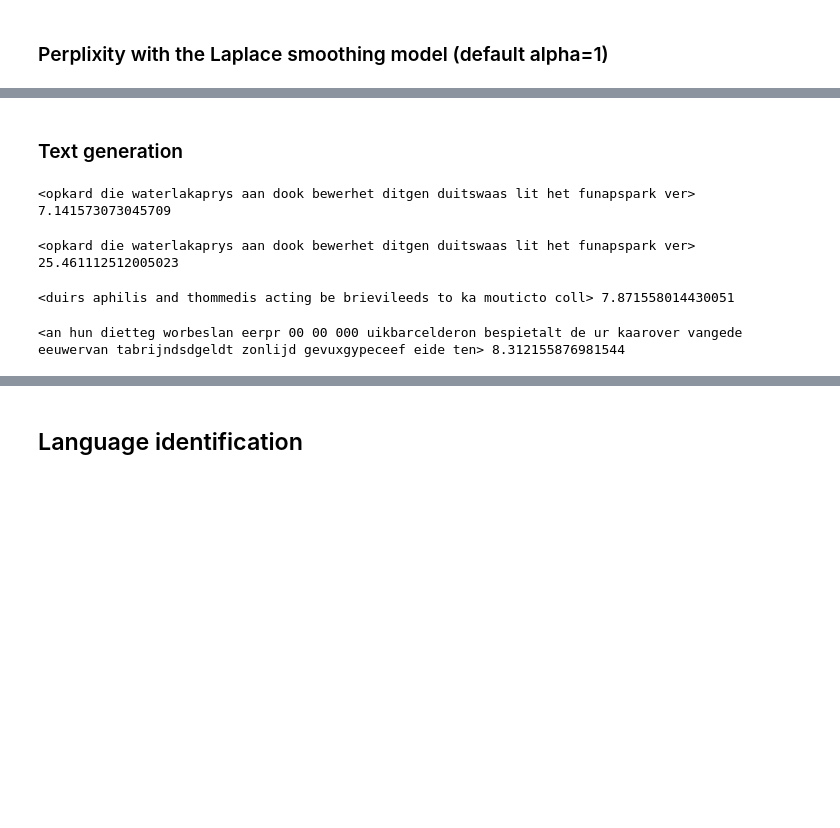
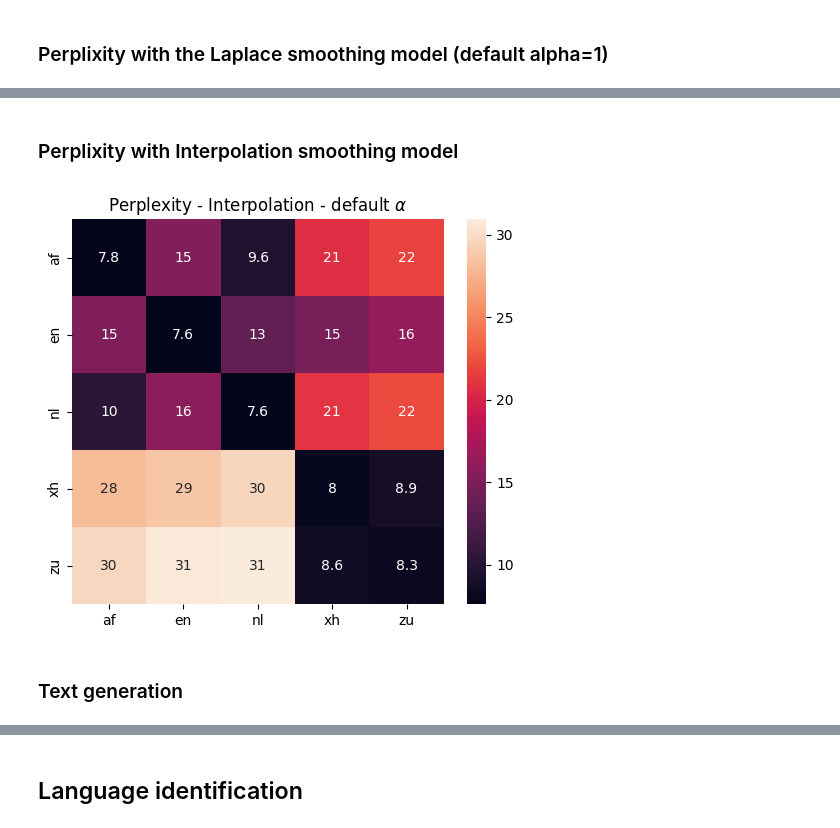
Before and after one commit to Fahazavana/NGramLMs_BPE, a Jupyter notebook: new.ipynb, the cells around one changed output, grey strips where cells are left out. Cells and saved outputs as stored; diff of their text form; code cells hidden in the pictures; blank space fills up the shorter version.

```diff
--- a/new.ipynb
+++ b/new.ipynb
@@ -139,25 +94,14 @@ Text(0.5, 1.0, 'Perplexity -- best $\\alpha$')
+# %% [markdown]
+### Perplixity with Interpolation smoothing model
+# %%
+inter_parameters = {
+    model.name: {
+        'alphas': [0.8, 0.15, 0.05],
+    } for model in models
+}
+title = r"Perplexity - Interpolation - default $\alpha$"
+make_cmf(models, val_files, inter_parameters, mode='inter', title=title)
+# %% [output]
+[figure, added]
 # %% [markdown]
 ### Text generation
-# %%
-test = af_model.generateSentence(start='', alpha=best_alpha['af'])
-pp = af_model.perplexity(test, alpha=best_alpha['af'])
-print(test, pp)
-# %% [output]
-<opkard die waterlakaprys aan dook bewerhet ditgen duitswaas lit het funapspark ver> 7.141573073045709
-# %%
-pp = xh_model.perplexity(test, alpha=best_alpha['xh'])
-print(test, pp)
-# %% [output]
-<opkard die waterlakaprys aan dook bewerhet ditgen duitswaas lit het funapspark ver> 25.461112512005023
-# %%
-test = en_model.generateSentence(start='', alpha=best_alpha['en'])
-pp = en_model.perplexity(test, alpha=best_alpha['en'])
-print(test, pp)
-# %% [output]
-<duirs aphilis and thommedis acting be brievileeds to ka mouticto coll> 7.871558014430051
-# %%
-test = nl_model.generateSentence(start='', alpha=best_alpha['nl'])
-pp = nl_model.perplexity(test, alpha=best_alpha['nl'])
-print(test, pp)
-# %% [output]
-<an hun dietteg worbeslan eerpr 00 00 000 uikbarcelderon bespietalt de ur kaarover vangede eeuwervan tabrijndsdgeldt zonlijd gevuxgypeceef eide ten> 8.312155876981544
```
Also changed, not shown: parts of 24 cells of this notebook, 3 other files.
